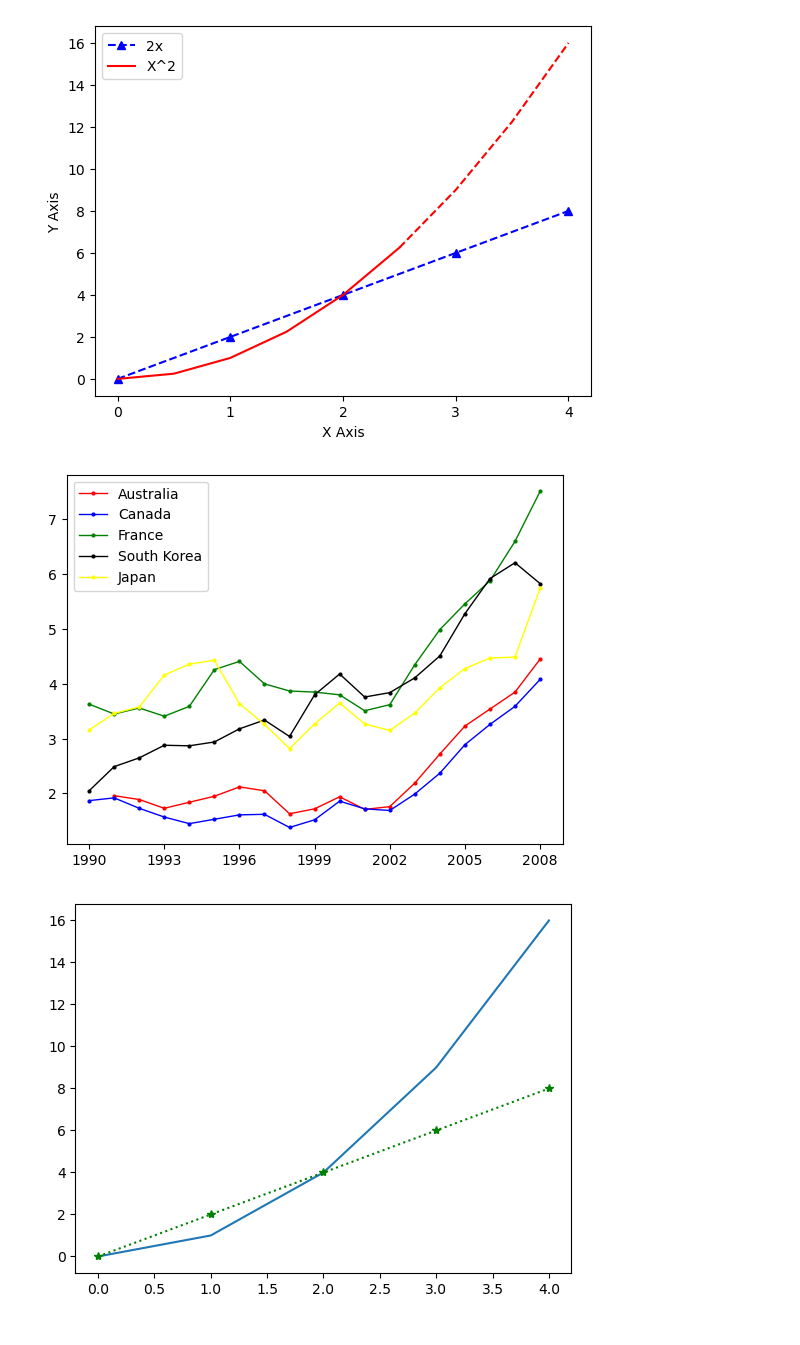
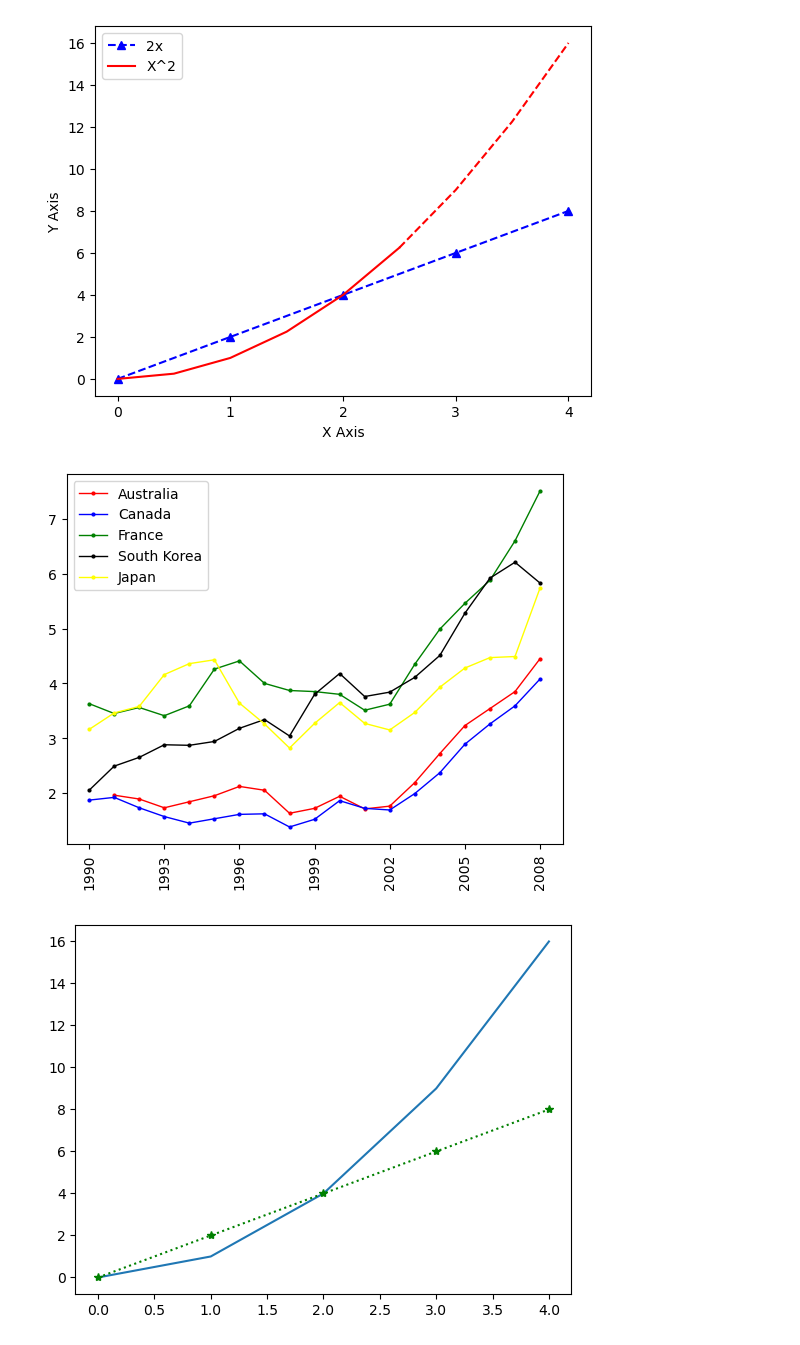
Before and after one commit to Kushagrarajsinghavisoft/Daily-works, a Jupyter notebook: February/12-02-2024/12-02-2024.ipynb, the cells around one changed output. Cells and saved outputs as stored; diff of their text form; code cells hidden in the pictures.

```diff
--- a/February/12-02-2024/12-02-2024.ipynb
+++ b/February/12-02-2024/12-02-2024.ipynb
@@ -26,17 +26,17 @@ plt.show()
 # %%
 import pandas as pd
 s=pd.read_csv("gas_prices.csv")
 # print(s)
-plt.xticks(s.Year[::3])
+plt.xticks(s.Year[::3],rotation=90)
 plt.plot(s.Year,s.Australia,color="red",linewidth=1,marker='o',markersize=2,label="Australia")
 plt.plot(s.Year,s.Canada,color="blue",linewidth=1,marker='o',markersize=2,label="Canada")
 plt.plot(s.Year,s.France,color="green",linewidth=1,marker='o',markersize=2,label="France")
 plt.plot(s.Year,s["South Korea"],color="black",linewidth=1,marker='o',markersize=2,label="South Korea")
 plt.plot(s.Year,s.Japan,color="yellow",linewidth=1,marker='o',markersize=2,label="Japan")
 plt.legend()
 plt.show()
 # %% [output]
-[figure, old version]
+[figure, new version]
 # %%
 import matplotlib.pyplot as plt
 import numpy as np
```
Also changed, not shown: parts of 10 cells of this notebook.
